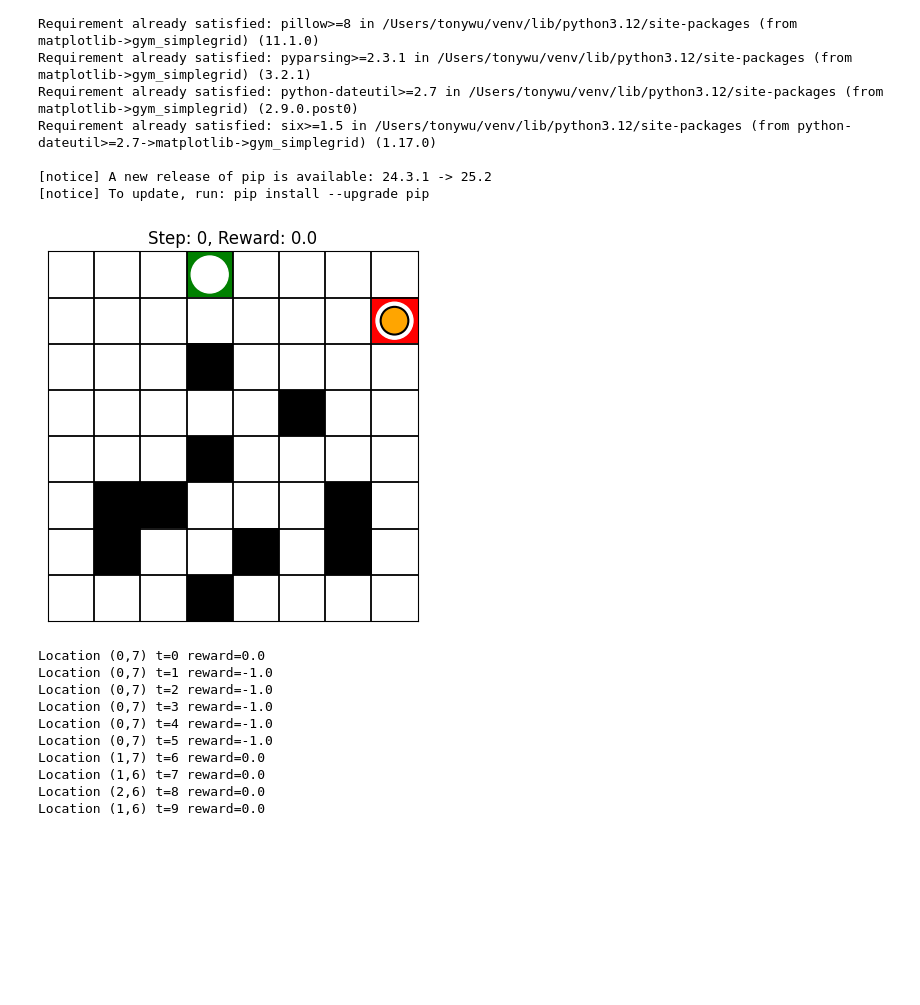
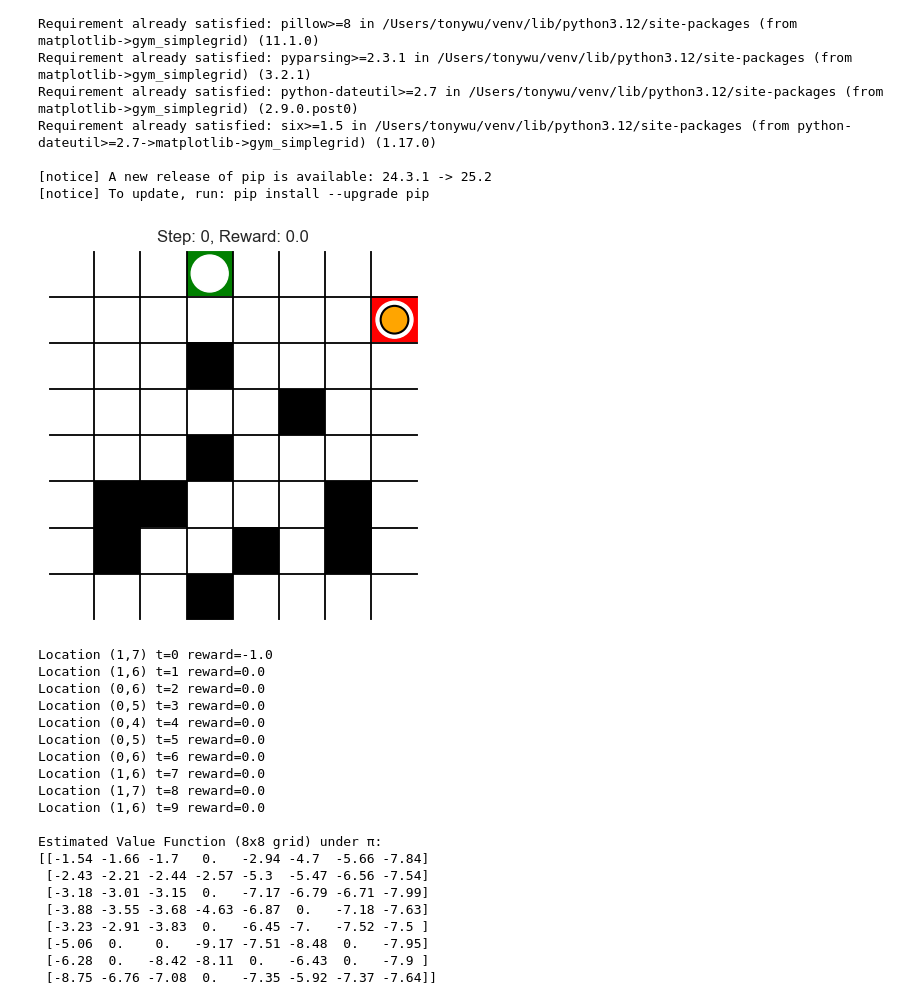
Before and after one commit to TongshuWu1/RL_CSE337_TonyWu, a Jupyter notebook: lab2_mdp_Tony.ipynb, the cells around one changed output. Cells and saved outputs as stored; diff of their text form; code cells hidden in the pictures; blank space fills up the shorter version.

Commit message:
done lab2

```diff
--- a/lab2_mdp_Tony.ipynb
+++ b/lab2_mdp_Tony.ipynb
@@ -127,44 +127,97 @@ Requirement already satisfied: six>=1.5 in /Users/tonywu/venv/lib/python3.12/sit
 [notice] A new release of pip is available: 24.3.1 -> 25.2
 [notice] To update, run: pip install --upgrade pip
 # %%
-
 import gymnasium as gym
 import gym_simplegrid
+import numpy as np
+from collections import defaultdict
 
 START_LOC = 15
 GOAL_LOC = 3
 # Define the initial location and the goal location in the grid.
 # Each grid cell has an a number from 0 to 63.
 options ={
     'start_loc': START_LOC,
     'goal_loc': GOAL_LOC
 }
 
 env = gym.make('SimpleGrid-8x8-v0', render_mode='human')
 obs, info = env.reset(seed=1, options=options)
 done = env.unwrapped.done
 
 for t in range(10):
     if done:
         break
     action = env.action_space.sample()   # Random action
     obs, reward, done, _, info = env.step(action)
 
     grid_size = 8
     row = obs // grid_size
     col = obs % grid_size
     print("Location (", row, ",", col, ") t=",t, " reward=", reward, sep="")
 
 # env.close()
+
+env_mc = gym.make('SimpleGrid-8x8-v0', render_mode=None)
+
+EPISODES = 200
+GAMMA = 0.99
+MAX_STEPS = 100
+
+n_states = env_mc.observation_space.n
+n_actions = env_mc.action_space.n
+
+returns_sum = defaultdict(float)
+returns_count = defaultdict(float)
+V = np.zeros(n_states)
+
+for ep in range(EPISODES):
+    obs, info = env_mc.reset(seed=None, options=options)
+    episode = []
+    done = False
+    steps = 0
+
+    while not done and steps < MAX_STEPS:
+        action = np.random.choice(n_actions, p=[1/n_actions]*n_actions)
+        next_obs, reward, terminated, truncated, info = env_mc.step(action)
+        done = terminated or truncated
+        episode.append((obs, reward))
+        obs = next_obs
+        steps += 1
+
+    G = 0
+    visited_states = set()
+    for t in reversed(range(len(episode))):
+        s, r = episode[t]
+        G = GAMMA * G + r
+        if s not in visited_states:
+            returns_sum[s] += G
+            returns_count[s] += 1
+            V[s] = returns_sum[s] / returns_count[s]
+            visited_states.add(s)
+
+V_grid = V.reshape((8, 8))
+print("\nEstimated Value Function (8x8 grid) under π:")
+print(np.round(V_grid, 2))
 # %% [output]
-[figure, old version]
+[figure, new version]
-Location (0,7) t=0 reward=0.0
-Location (0,7) t=1 reward=-1.0
-Location (0,7) t=2 reward=-1.0
-Location (0,7) t=3 reward=-1.0
-Location (0,7) t=4 reward=-1.0
-Location (0,7) t=5 reward=-1.0
-Location (1,7) t=6 reward=0.0
+Location (1,7) t=0 reward=-1.0
+Location (1,6) t=1 reward=0.0
+Location (0,6) t=2 reward=0.0
+Location (0,5) t=3 reward=0.0
+Location (0,4) t=4 reward=0.0
+Location (0,5) t=5 reward=0.0
+Location (0,6) t=6 reward=0.0
 Location (1,6) t=7 reward=0.0
-Location (2,6) t=8 reward=0.0
+Location (1,7) t=8 reward=0.0
 Location (1,6) t=9 reward=0.0
+
+Estimated Value Function (8x8 grid) under π:
+[[-1.54 -1.66 -1.7   0.   -2.94 -4.7  -5.66 -7.84]
+ [-2.43 -2.21 -2.44 -2.57 -5.3  -5.47 -6.56 -7.54]
+ [-3.18 -3.01 -3.15  0.   -7.17 -6.79 -6.71 -7.99]
+ [-3.88 -3.55 -3.68 -4.63 -6.87  0.   -7.18 -7.63]
+ [-3.23 -2.91 -3.83  0.   -6.45 -7.   -7.52 -7.5 ]
+ [-5.06  0.    0.   -9.17 -7.51 -8.48  0.   -7.95]
+ [-6.28  0.   -8.42 -8.11  0.   -6.43  0.   -7.9 ]
+ [-8.75 -6.76 -7.08  0.   -7.35 -5.92 -7.37 -7.64]]
```
Also changed, not shown: parts of 1 cell of this notebook.
